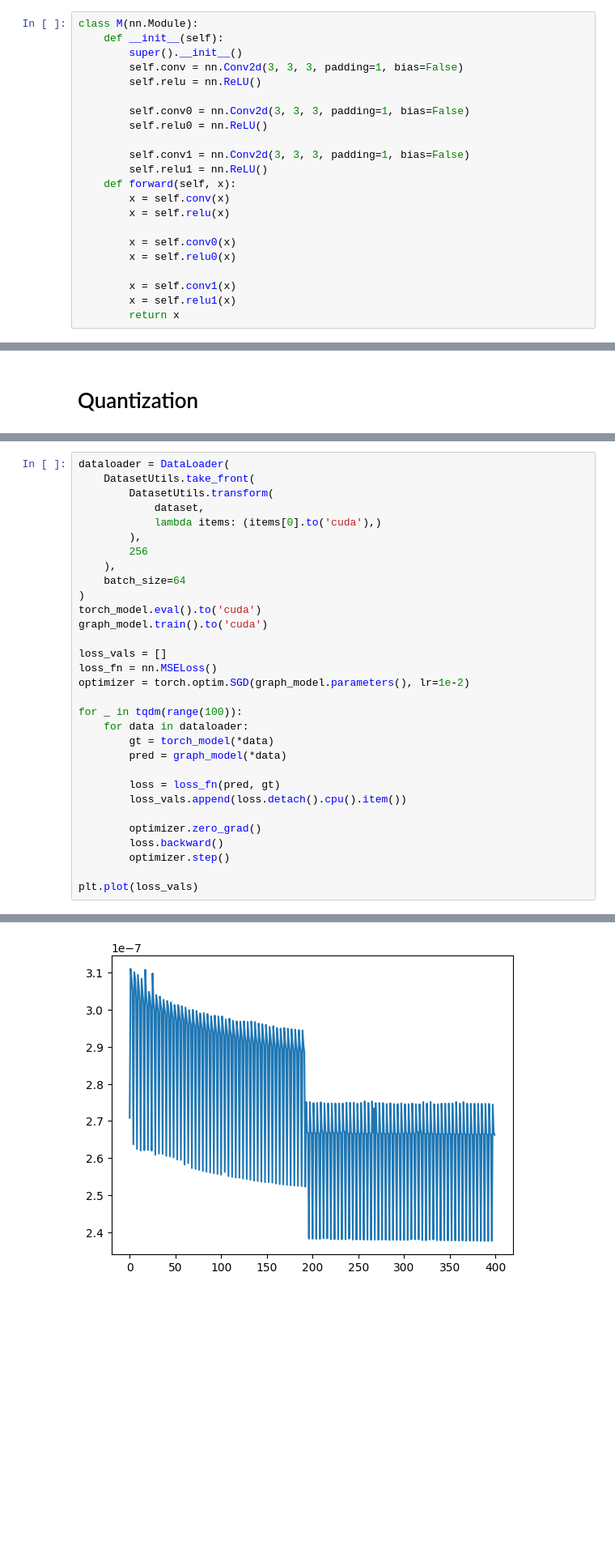
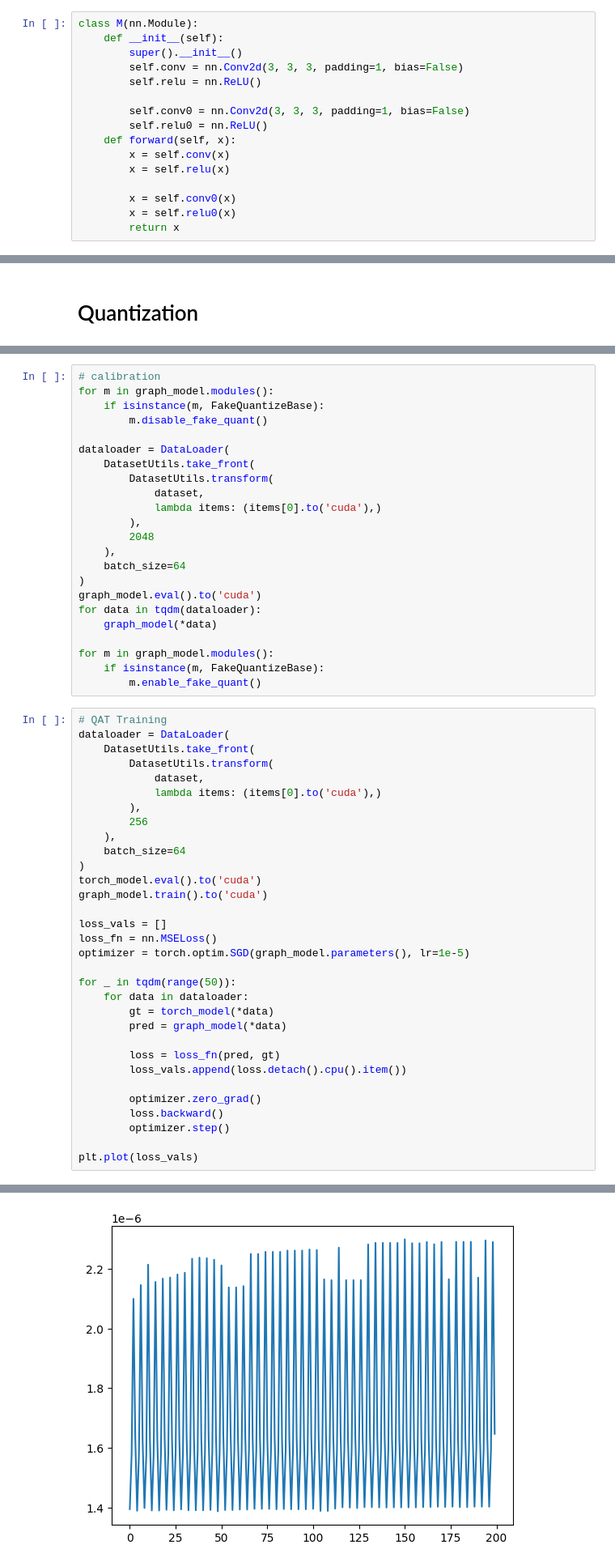
Before and after one commit to yc-gao/psurvey, a Jupyter notebook: tools/onnxutils/examples/conv-relu/main.ipynb, the cells around one changed output, grey strips where cells are left out. Shown at 81% size. Cells and saved outputs as stored; diff of their text form; blank space fills up the shorter version.

```diff
--- a/tools/onnxutils/examples/conv-relu/main.ipynb
+++ b/tools/onnxutils/examples/conv-relu/main.ipynb
@@ -32,18 +30,12 @@ class M(nn.Module):
 
         self.conv0 = nn.Conv2d(3, 3, 3, padding=1, bias=False)
         self.relu0 = nn.ReLU()
-
-        self.conv1 = nn.Conv2d(3, 3, 3, padding=1, bias=False)
-        self.relu1 = nn.ReLU()
     def forward(self, x):
         x = self.conv(x)
         x = self.relu(x)
 
         x = self.conv0(x)
         x = self.relu0(x)
-
-        x = self.conv1(x)
-        x = self.relu1(x)
         return x
 # %%
 dataset = ImageNetPipeline.get_dataset(dataset_path)
@@ -98,38 +92,62 @@ class GraphModule(torch.nn.Module):
 "class GraphModule(torch.nn.Module):\n    def forward(self, x):\n         # File: /opt/miniconda3/lib/python3.10/site-packages/torch/fx/proxy.py:219 in create_proxy, code: proxy.node.stack_trace = ''. ...
+# %%
+# calibration
+for m in graph_model.modules():
+    if isinstance(m, FakeQuantizeBase):
+        m.disable_fake_quant()
+
+dataloader = DataLoader(
+    DatasetUtils.take_front(
+        DatasetUtils.transform(
+            dataset,
+            lambda items: (items[0].to('cuda'),)
+        ),
+        2048
+    ),
+    batch_size=64
+)
+graph_model.eval().to('cuda')
+for data in tqdm(dataloader):
+    graph_model(*data)
+
+for m in graph_model.modules():
+    if isinstance(m, FakeQuantizeBase):
+        m.enable_fake_quant()
 # %%
+# QAT Training
 dataloader = DataLoader(
     DatasetUtils.take_front(
         DatasetUtils.transform(
             dataset,
             lambda items: (items[0].to('cuda'),)
         ),
         256
     ),
     batch_size=64
 )
 torch_model.eval().to('cuda')
 graph_model.train().to('cuda')
 
 loss_vals = []
 loss_fn = nn.MSELoss()
-optimizer = torch.optim.SGD(graph_model.parameters(), lr=1e-2)
+optimizer = torch.optim.SGD(graph_model.parameters(), lr=1e-5)
 
-for _ in tqdm(range(100)):
+for _ in tqdm(range(50)):
     for data in dataloader:
         gt = torch_model(*data)
         pred = graph_model(*data)
 
         loss = loss_fn(pred, gt)
         loss_vals.append(loss.detach().cpu().item())
 
         optimizer.zero_grad()
         loss.backward()
         optimizer.step()
 
 plt.plot(loss_vals)
 # %% [output]
 [<matplotlib.lines.Line2D at 0x...>]
-[figure, old version]
+[figure, new version]
 # %% [markdown]
 # Preview
 # %%
```
Also changed, not shown: parts of 4 cells of this notebook, 1 other file.
